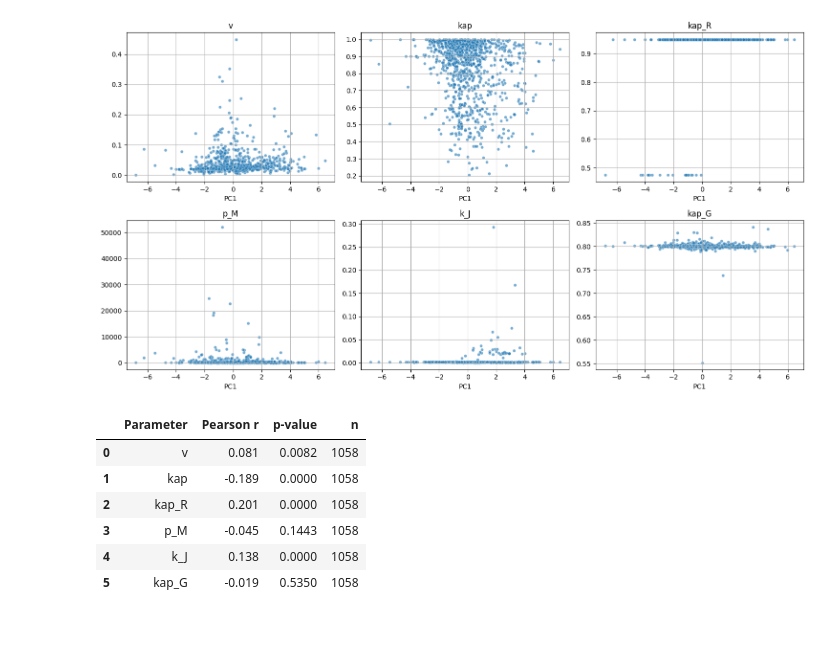
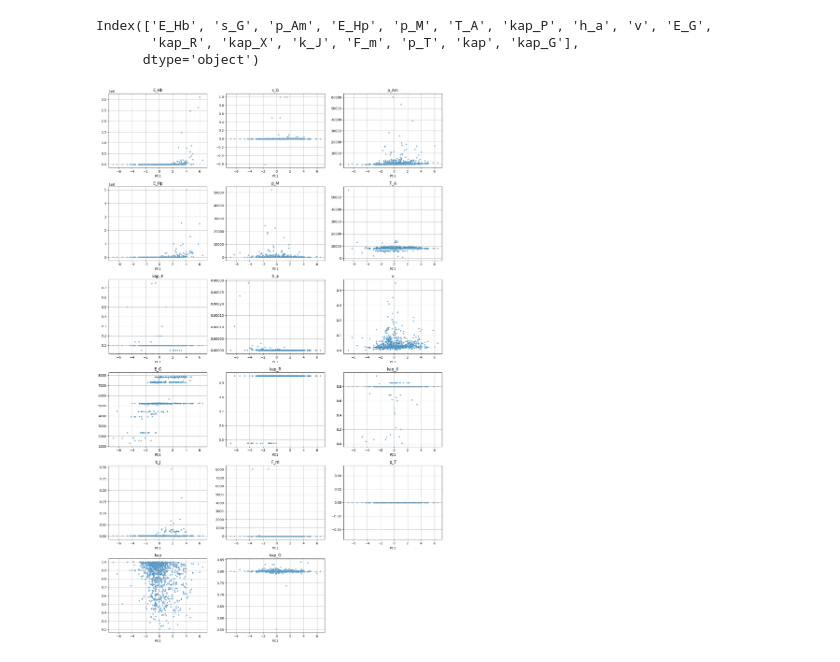
Before and after one commit to lululrm/Kermit-internship, a Jupyter notebook: notebooks/lh_correlations_tests.ipynb, the cells around one changed output. Cells and saved outputs as stored; diff of their text form; code cells hidden in the pictures; blank space fills up the shorter version.

Commit message:
Correlation tests for DEB parameters and life history variables

```diff
--- a/notebooks/lh_correlations_tests.ipynb
+++ b/notebooks/lh_correlations_tests.ipynb
@@ -48,20 +40,3 @@ display(df_param1.head())
 # %%
-df_param2['Species'] = df_param2['Species'].str.replace(' ', '_').str.strip()
-df_pca['Species'] = df_pca['Species'].str.strip()
-
-df_param1.rename(columns={'ID': 'Species'}, inplace=True)
-
-
-#drop "PC2" column
-# df_pca = df_pca.drop('PC2', axis=1)
-# display(df_pca.head())
-
-#merge the dataframes
-df2 = pd.merge(df_param2, df_pca, on='Species', how='inner')
-df1= pd.merge(df_param1, df_pca, on='Species', how='inner')
-
-
-df_num = df1.select_dtypes(include='number')
-params_to_test1 = df_num.columns.drop('PC1')
-
-params_to_test2 = df2.columns.drop(["PC1", "Species"])
+df_param= pd.read_csv('../data/DEB_parameters_merged.csv')
+display(df_param.head())
@@ -68,51 +50,30 @@ params_to_test2 = df2.columns.drop(["PC1", "Species"])
+# %%
+params_to_test = df_param.columns.drop(["PC1", "Species"])
+params_to_test
+# %% [output]
+Index(['E_Hb', 's_G', 'p_Am', 'E_Hp', 'p_M', 'T_A', 'kap_P', 'h_a', 'v', 'E_G',
+       'kap_R', 'kap_X', 'k_J', 'F_m', 'p_T', 'kap', 'kap_G'],
+      dtype='object')
 # %%
 # scatterplot
 
-params_to_test2 = df2.columns.drop(["PC1", "Species"])
-
-params_to_plot = params_to_test2
+params_to_plot = params_to_test
 
 n = len(params_to_plot)
 cols = 3
 rows = math.ceil(n / cols)
 
 plt.figure(figsize=(5 * cols, 4 * rows))
 
 for i, param in enumerate(params_to_plot):
     plt.subplot(rows, cols, i + 1)
-    sns.scatterplot(data=df2, x='PC1', y=param, alpha=0.6, s=20)
+    sns.scatterplot(data=df_param, x='PC1', y=param, alpha=0.6, s=20)
     plt.title(param)
     plt.xlabel('PC1')
     plt.ylabel('')
     plt.grid(True)
 
 plt.tight_layout()
 plt.show()
 # %% [output]
-[figure, old version]
+[figure, new version]
-# %%
-# Pearson test
-
-results = []
-
-for param in params_to_test2:
-
-    r, p = pearsonr(df2['PC1'], df2[param])
-
-    results.append({
-        "Parameter": param,
-        "Pearson r": round(r, 3),
-        "p-value": round(p, 4),
-        "n": len(df2)
-    })
-
-results_pearson_df2 = pd.DataFrame(results)
-results_pearson_df2
-# %% [output]
-|  | Parameter | Pearson r | p-value | n |
-| 0 | v | 0.081 | 0.0082 | 1058 |
-| 1 | kap | -0.189 | 0.0000 | 1058 |
-| 2 | kap_R | 0.201 | 0.0000 | 1058 |
-| 3 | p_M | -0.045 | 0.1443 | 1058 |
-| 4 | k_J | 0.138 | 0.0000 | 1058 |
-| 5 | kap_G | -0.019 | 0.5350 | 1058 |
```
Also changed, not shown: parts of 20 cells of this notebook.
